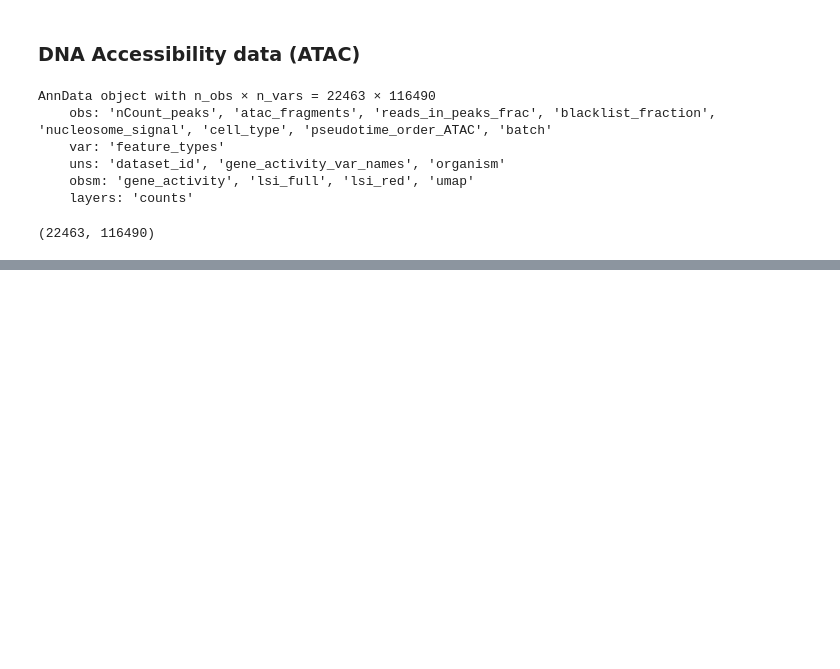
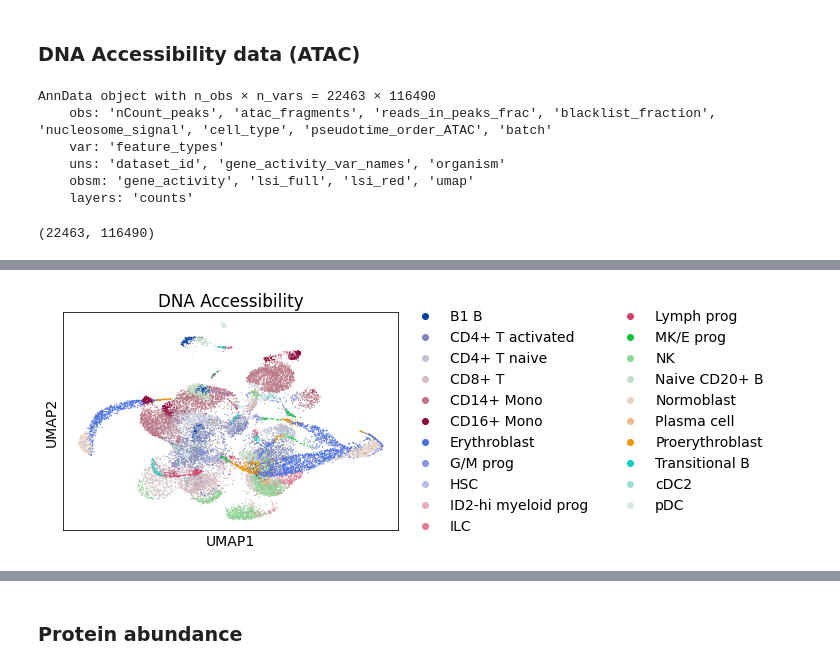
Before and after one commit to yhr91/cs236_opsca, a Jupyter notebook: notebooks/Analysis.ipynb, the cells around one changed output, grey strips where cells are left out. Cells and saved outputs as stored; diff of their text form; code cells hidden in the pictures; blank space fills up the shorter version.

```diff
--- a/notebooks/Analysis.ipynb
+++ b/notebooks/Analysis.ipynb
@@ -88,3 +117,7 @@ atac.X.shape
+# %%
+sc.pl.umap(atac, color=['cell_type'], title='DNA Accessibility')
+# %% [output]
+[figure, added]
 # %%
 # This object also stores metadata for the cells as a dataframe
 
@@ -103,3 +136,5 @@ atac.obs
 | ACCCTCCCAGCCAGTT-8-s3d6 | 1001.0 | 1381 | 0.724837 | 0.000000 | 0.714286 | CD8+ T | ... |
 | AGTGAACCATCCCGCT-8-s3d6 | 3183.0 | 4684 | 0.679547 | 0.001257 | 0.946565 | CD4+ T activated | ... |
 22463 rows × 8 columns
+# %% [markdown]
+### Protein abundance
```
Also changed, not shown: parts of 9 cells of this notebook.
